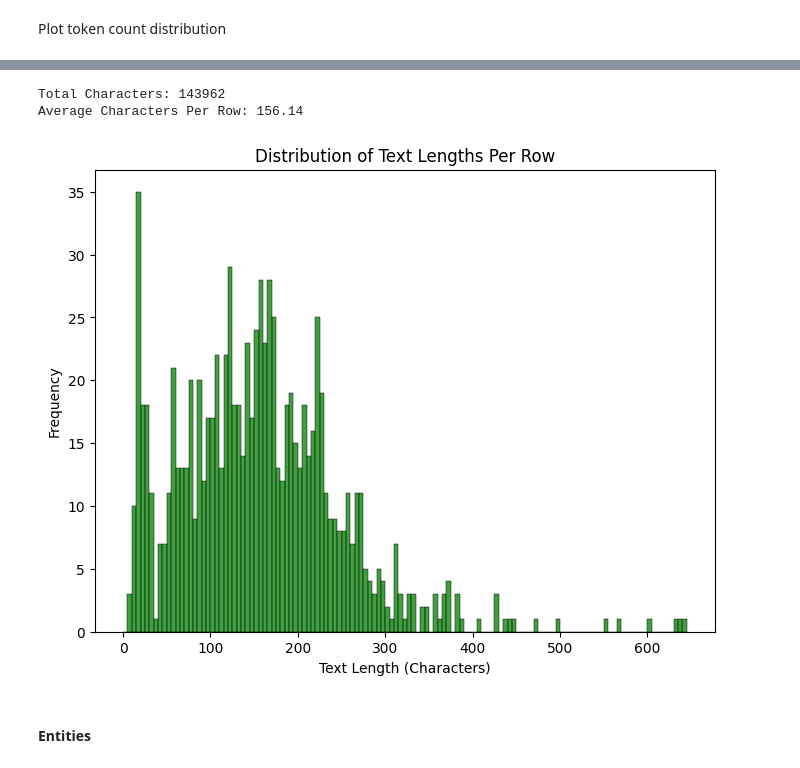
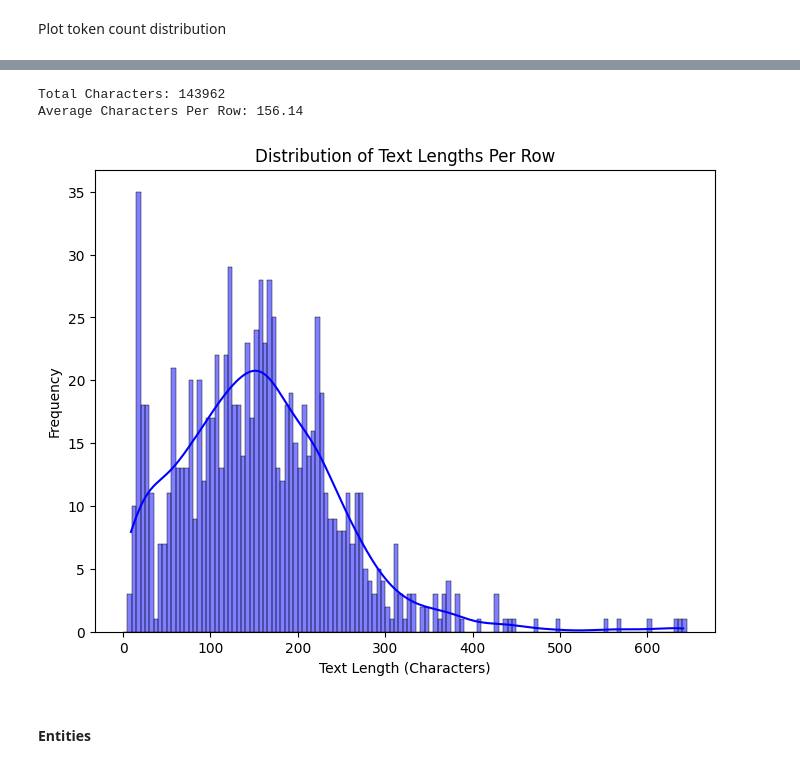
Before and after one commit to Ulyana-Nagornaya/NER_for_KG, a Jupyter notebook: notebooks/CRF_ML.ipynb, the cells around one changed output, grey strips where cells are left out. Saved outputs shown, nothing was run; the diff lists cells and outputs as text; code cells hidden in the pictures.

```diff
--- a/notebooks/CRF_ML.ipynb
+++ b/notebooks/CRF_ML.ipynb
@@ -143,22 +140,21 @@ Average Tokens Per Row: 28.77
 # %%
-text_lengths = [len(text) for text in df_train['texts']]  # List of text lengths per row
-total_text_length = sum(text_lengths)  # Total characters across all rows
-average_text_length = sum(text_lengths) / len(text_lengths)  # Average characters per row
+text_lengths = [len(text) for text in df_train['texts']]
+total_text_length = sum(text_lengths)
+average_text_length = sum(text_lengths) / len(text_lengths)
 
 print(f"Total Characters: {total_text_length}")
 print(f"Average Characters Per Row: {average_text_length:.2f}")
 
-# Plot text length distribution
 plt.figure(figsize=(8, 6))
-sns.histplot(text_lengths, bins=range(0, max(text_lengths) + 5, 5), kde=False, color='green')
+sns.histplot(text_lengths, bins=range(0, max(text_lengths) + 5, 5), kde=True, color='blue')
 plt.title('Distribution of Text Lengths Per Row')
 plt.xlabel('Text Length (Characters)')
 plt.ylabel('Frequency')
 plt.show()
 # %% [output]
 Total Characters: 143962
 Average Characters Per Row: 156.14
-[figure, old version]
+[figure, new version]
 # %% [markdown]
 #### Entities
 # %%
```
Also changed, not shown: parts of 29 cells of this notebook.
